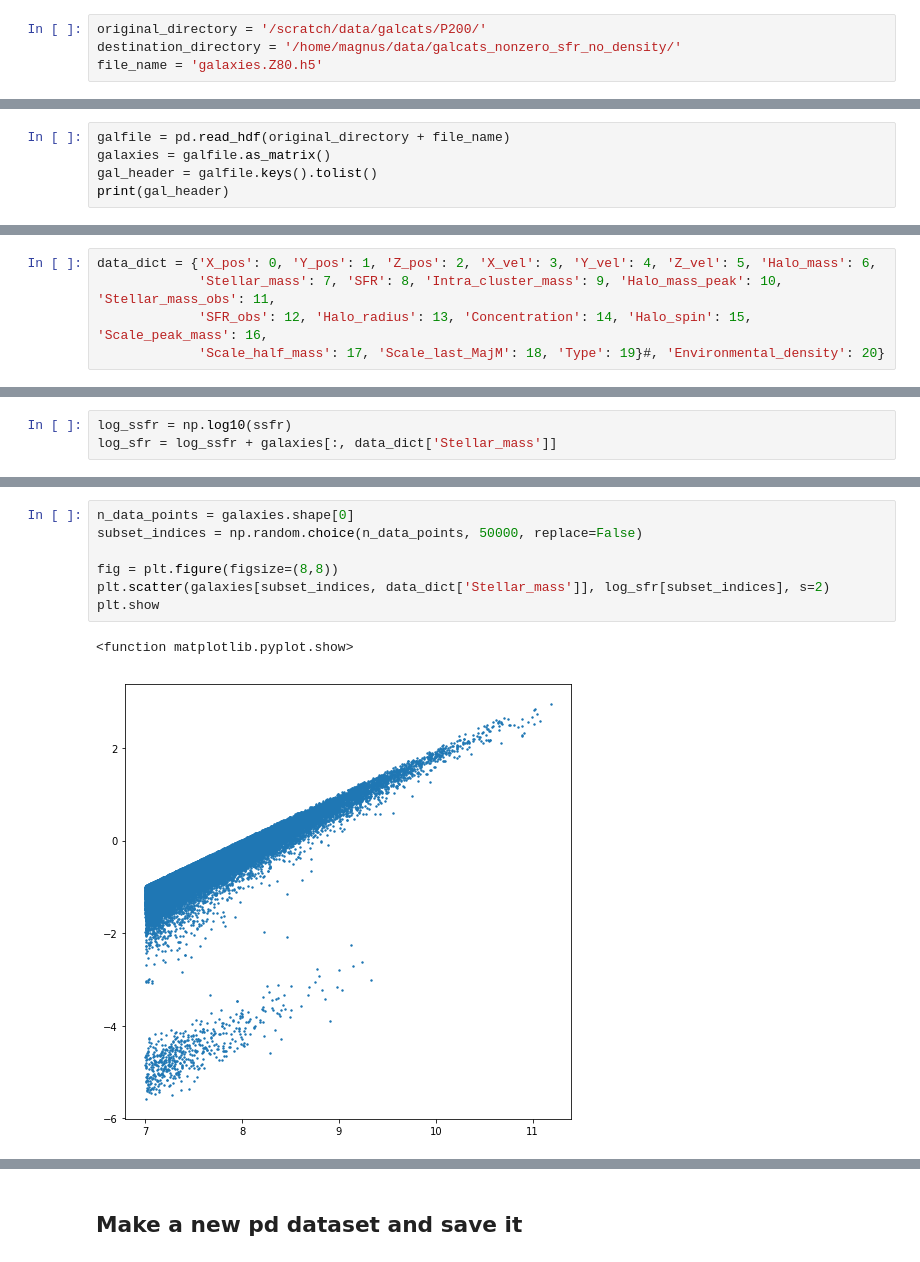
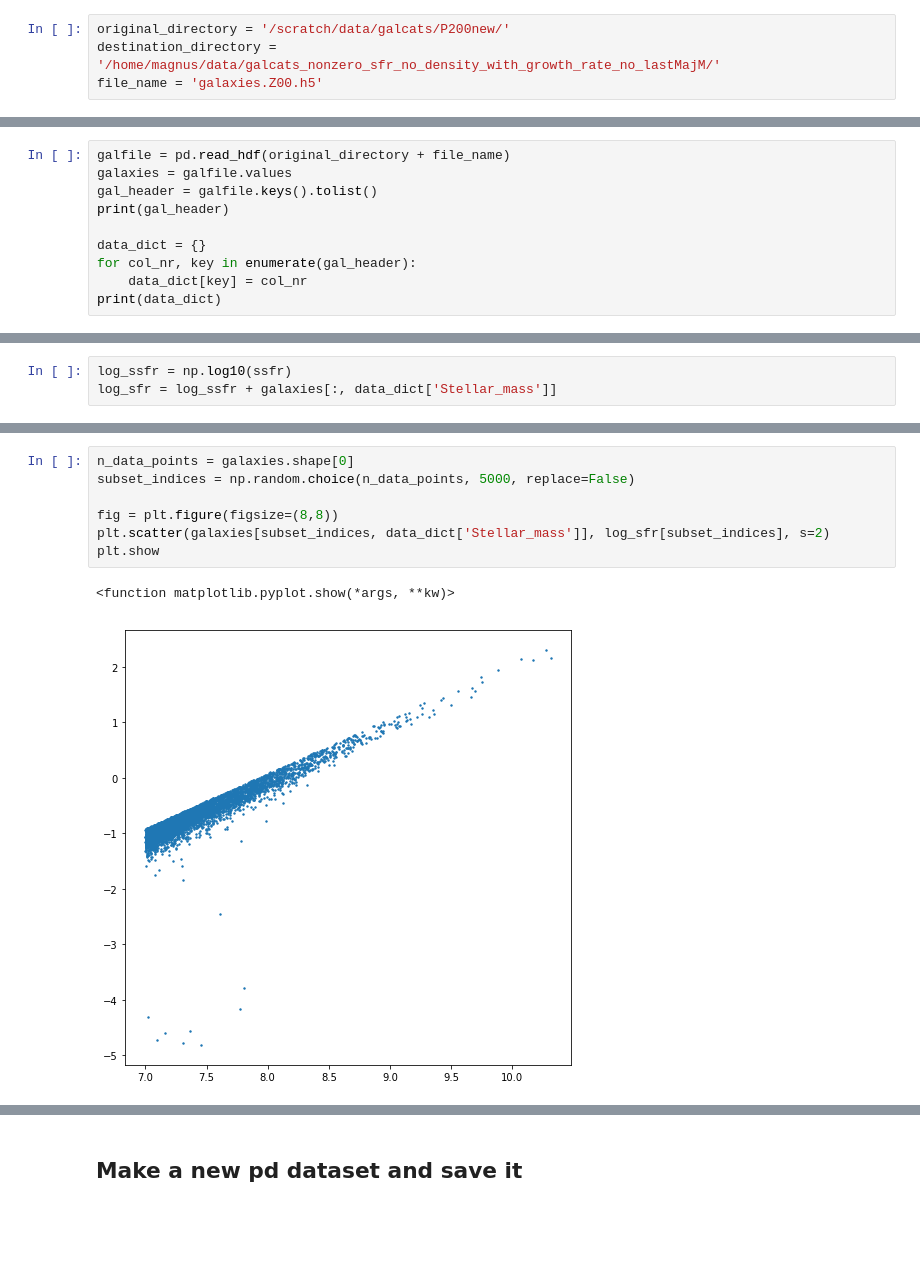
Before and after one commit to magnus-lindstrom/masters-project-galaxy-formation, a Jupyter notebook: code/non_network_notebooks/modify_sfr.ipynb, the cells around one changed output, grey strips where cells are left out. Saved outputs shown, nothing was run; the diff lists cells and outputs as text; blank space fills up the shorter version.

```diff
--- a/code/non_network_notebooks/modify_sfr.ipynb
+++ b/code/non_network_notebooks/modify_sfr.ipynb
@@ -9,6 +8,6 @@ import time, datetime
 import corner
 np.random.seed(999)
 # %%
-original_directory = '/scratch/data/galcats/P200/'
-destination_directory = '/home/magnus/data/galcats_nonzero_sfr_no_density/'
-file_name = 'galaxies.Z80.h5'
+original_directory = '/scratch/data/galcats/P200new/'
+destination_directory = '/home/magnus/data/galcats_nonzero_sfr_no_density_with_growth_rate_no_lastMajM/'
+file_name = 'galaxies.Z00.h5'
@@ -15,6 +20,11 @@ file_name = 'galaxies.Z80.h5'
 # %%
 galfile = pd.read_hdf(original_directory + file_name)
-galaxies = galfile.as_matrix()
+galaxies = galfile.values
 gal_header = galfile.keys().tolist()
 print(gal_header)
+
+data_dict = {}
+for col_nr, key in enumerate(gal_header):
+    data_dict[key] = col_nr
+print(data_dict)
 # %% [output]
@@ -22,7 +33,2 @@ print(gal_header)
-# %%
-data_dict = {'X_pos': 0, 'Y_pos': 1, 'Z_pos': 2, 'X_vel': 3, 'Y_vel': 4, 'Z_vel': 5, 'Halo_mass': 6,
-             'Stellar_mass': 7, 'SFR': 8, 'Intra_cluster_mass': 9, 'Halo_mass_peak': 10, 'Stellar_mass_obs': 11,
-             'SFR_obs': 12, 'Halo_radius': 13, 'Concentration': 14, 'Halo_spin': 15, 'Scale_peak_mass': 16,
-             'Scale_half_mass': 17, 'Scale_last_MajM': 18, 'Type': 19}#, 'Environmental_density': 20}
 # %% [markdown]
 ## Modify SFR
@@ -73,13 +87,13 @@ print(np.amin(log_sfr))
 # %%
 n_data_points = galaxies.shape[0]
-subset_indices = np.random.choice(n_data_points, 50000, replace=False)
+subset_indices = np.random.choice(n_data_points, 5000, replace=False)
 
 fig = plt.figure(figsize=(8,8))
 plt.scatter(galaxies[subset_indices, data_dict['Stellar_mass']], log_sfr[subset_indices], s=2)
 plt.show
 # %% [output]
-<function matplotlib.pyplot.show>
+<function matplotlib.pyplot.show(*args, **kw)>
-[figure, old version]
+[figure, new version]
 # %%
 log_sfr_test = np.expand_dims(log_sfr, axis=1)
 stellar_masses_test = np.expand_dims(galaxies[:, data_dict['Stellar_mass']], axis=1)
```
Also changed, not shown: parts of 11 cells of this notebook, 8 other files.
